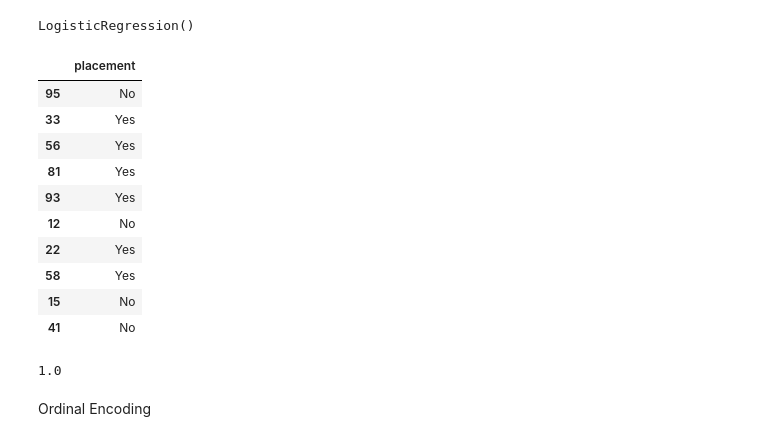
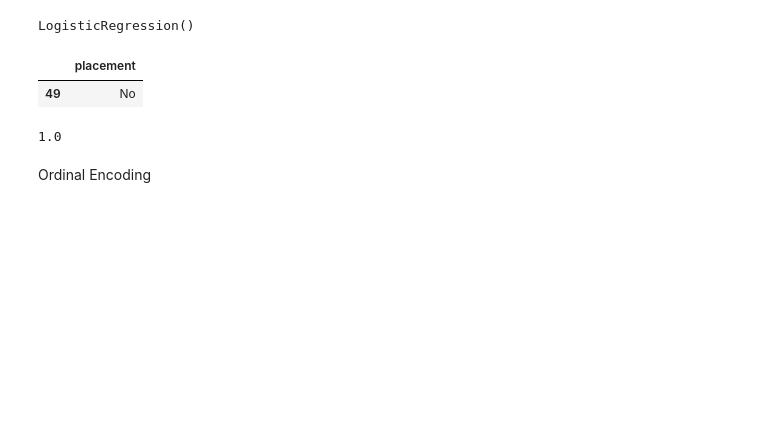
Before and after one commit to DurgaSaiVishnu/Machine_learning, a Jupyter notebook: learning-scikit.ipynb, the cells around one changed output. Drawn from its saved outputs; the diff is of its cells as text; code cells hidden in the pictures; blank space fills up the shorter version.

```diff
--- a/learning-scikit.ipynb
+++ b/learning-scikit.ipynb
@@ -124,19 +72,10 @@ LogisticRegression()
 # %%
 y_pred = clf.predict(x_test)
 # %%
-y_test
+y_test.sample()
 # %% [output]
 |  | placement |
-| 95 | No |
-| 33 | Yes |
-| 56 | Yes |
-| 81 | Yes |
-| 93 | Yes |
-| 12 | No |
-| 22 | Yes |
-| 58 | Yes |
-| 15 | No |
-| 41 | No |
+| 49 | No |
 # %%
 from sklearn.metrics import accuracy_score
 
```
Also changed, not shown: parts of 33 cells of this notebook.
